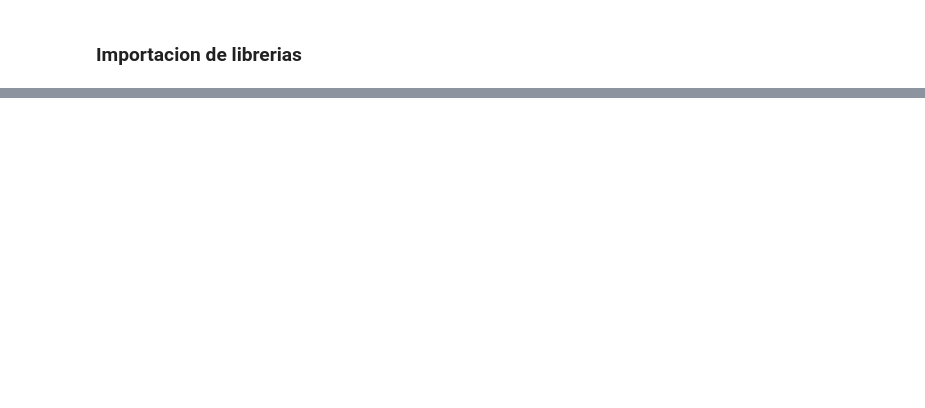
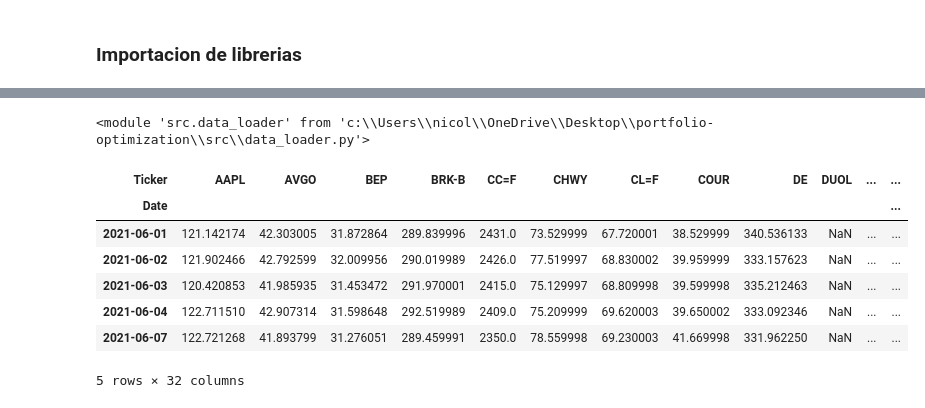
Before and after one commit to Nicosuarezso/portfolio-optimization, a Jupyter notebook: notebooks/01_data_acquisition.ipynb, the cells around one changed output, grey strips where cells are left out. Saved outputs shown, nothing was run; the diff lists cells and outputs as text; code cells hidden in the pictures; blank space fills up the shorter version.

```diff
--- a/notebooks/01_data_acquisition.ipynb
+++ b/notebooks/01_data_acquisition.ipynb
@@ -37,0 +309,7 @@ DATA_PATH = "../data/raw/"
+# %%
+import importlib
+import src.data_loader
+
+importlib.reload(src.data_loader)
+# %% [output]
+<module 'src.data_loader' from 'c:\\Users\\nicol\\OneDrive\\Desktop\\portfolio-optimization\\src\\data_loader.py'>
@@ -37,0 +330,17 @@ DATA_PATH = "../data/raw/"
+# %%
+# Verification
+
+verification = pd.read_parquet(
+    PROCESSED_DATA_PATH + "close_prices.parquet"
+)
+
+verification.head()
+# %% [output]
+| Ticker | AAPL | AVGO | BEP | BRK-B | CC=F | CHWY | CL=F | COUR | DE | DUOL | ... | ... |
+| Date |  |  |  |  |  |  |  |  |  |  |  | ... |
+| 2021-06-01 | 121.142174 | 42.303005 | 31.872864 | 289.839996 | 2431.0 | 73.529999 | 67.720001 | 38.529999 | 340.536133 | NaN | ... | ... |
+| 2021-06-02 | 121.902466 | 42.792599 | 32.009956 | 290.019989 | 2426.0 | 77.519997 | 68.830002 | 39.959999 | 333.157623 | NaN | ... | ... |
+| 2021-06-03 | 120.420853 | 41.985935 | 31.453472 | 291.970001 | 2415.0 | 75.129997 | 68.809998 | 39.599998 | 335.212463 | NaN | ... | ... |
+| 2021-06-04 | 122.711510 | 42.907314 | 31.598648 | 292.519989 | 2409.0 | 75.209999 | 69.620003 | 39.650002 | 333.092346 | NaN | ... | ... |
+| 2021-06-07 | 122.721268 | 41.893799 | 31.276051 | 289.459991 | 2350.0 | 78.559998 | 69.230003 | 41.669998 | 331.962250 | NaN | ... | ... |
+5 rows × 32 columns
```
Also changed, not shown: parts of 29 cells of this notebook, 4 other files.
